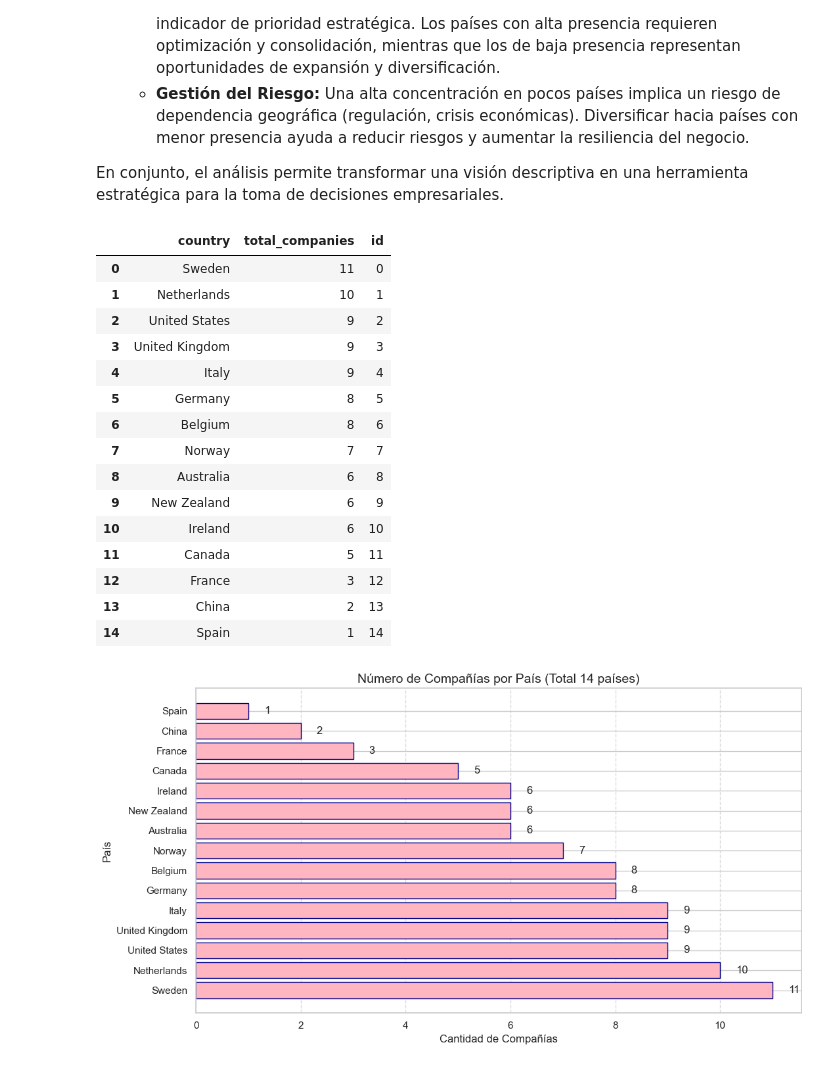
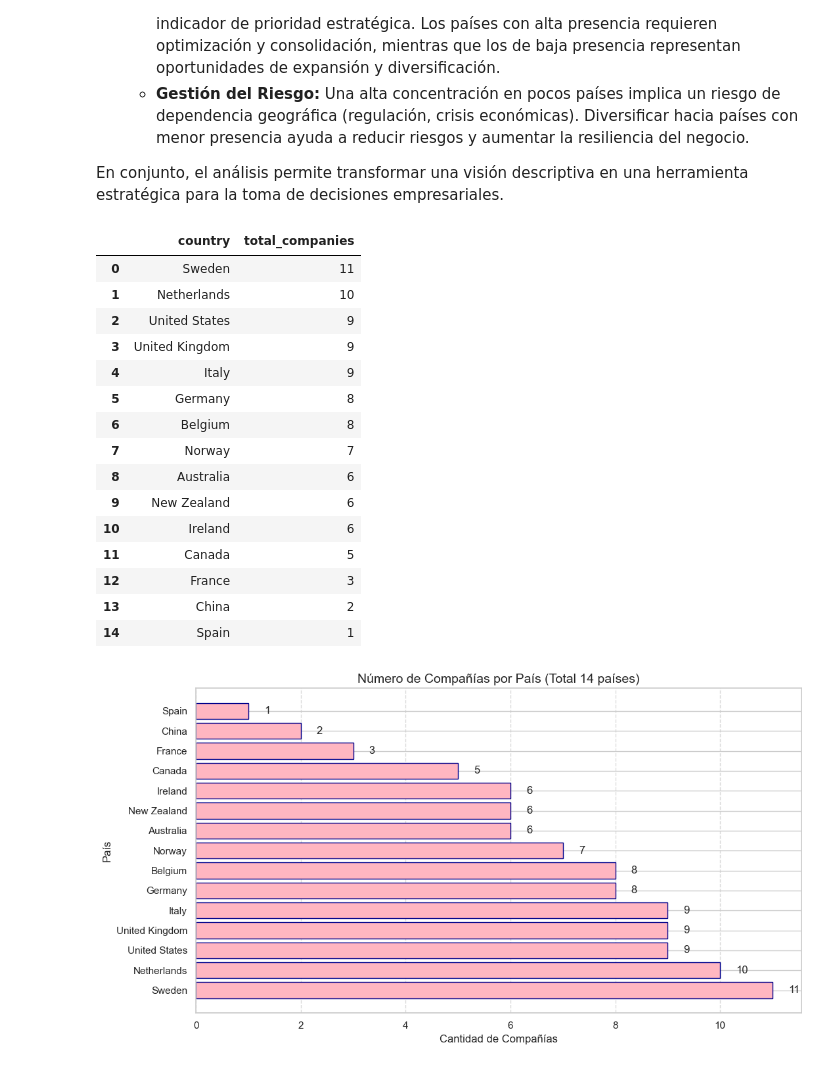
Before and after one commit to 15Rami03/Bootcamp-Analisis-de-datos, a Jupyter notebook: Sprint-11/Tarea S11.01. Visualización de Datos con Python y Power BI.ipynb, the cells around one changed output. Cells and saved outputs as stored; diff of their text form; code cells hidden in the pictures.

```diff
--- a/Sprint-11/Tarea S11.01. Visualización de Datos con Python y Power BI.ipynb
+++ b/Sprint-11/Tarea S11.01. Visualización de Datos con Python y Power BI.ipynb
@@ -20,9 +21,9 @@ from mysql.connector import Error
 # %%
 try:
-    connection = mysql.connector.connect(host='localhost',
-                                         database='ecommerce',
-                                         user='root',
-                                         password='12345')
+    connection = mysql.connector.connect(host='**********',
+                                         database='*********',
+                                         user='****',
+                                         password='*****')
     if connection.is_connected():
         db_Info = connection.get_server_info()
         print("Connected to MySQL Server version ", db_Info)
@@ -204,26 +234,25 @@ El gráfico evidencia una distribución desigual de compañías entre países.
 En conjunto, el análisis permite transformar una visión descriptiva en una herramienta estratégica para la toma de decisiones empresariales.
 # %%
 df_view3 = df_companies['country'].value_counts().reset_index(name="total_companies")
-df_view3.reset_index(drop=True, inplace=True)
-df_view3['id'] = df_view3.index
+
 df_view3
 # %% [output]
-|  | country | total_companies | id |
-| 0 | Sweden | 11 | 0 |
-| 1 | Netherlands | 10 | 1 |
-| 2 | United States | 9 | 2 |
-| 3 | United Kingdom | 9 | 3 |
-| 4 | Italy | 9 | 4 |
-| 5 | Germany | 8 | 5 |
-| 6 | Belgium | 8 | 6 |
-| 7 | Norway | 7 | 7 |
-| 8 | Australia | 6 | 8 |
-| 9 | New Zealand | 6 | 9 |
-| 10 | Ireland | 6 | 10 |
-| 11 | Canada | 5 | 11 |
-| 12 | France | 3 | 12 |
-| 13 | China | 2 | 13 |
-| 14 | Spain | 1 | 14 |
+|  | country | total_companies |
+| 0 | Sweden | 11 |
+| 1 | Netherlands | 10 |
+| 2 | United States | 9 |
+| 3 | United Kingdom | 9 |
+| 4 | Italy | 9 |
+| 5 | Germany | 8 |
+| 6 | Belgium | 8 |
+| 7 | Norway | 7 |
+| 8 | Australia | 6 |
+| 9 | New Zealand | 6 |
+| 10 | Ireland | 6 |
+| 11 | Canada | 5 |
+| 12 | France | 3 |
+| 13 | China | 2 |
+| 14 | Spain | 1 |
 # %%
 plt.figure(figsize=(11, 6))
 bars = plt.barh(df_view3['country'], df_view3['total_companies'], color='lightpink', edgecolor='darkblue')
```
Also changed, not shown: parts of 35 cells of this notebook, 2 other files.
